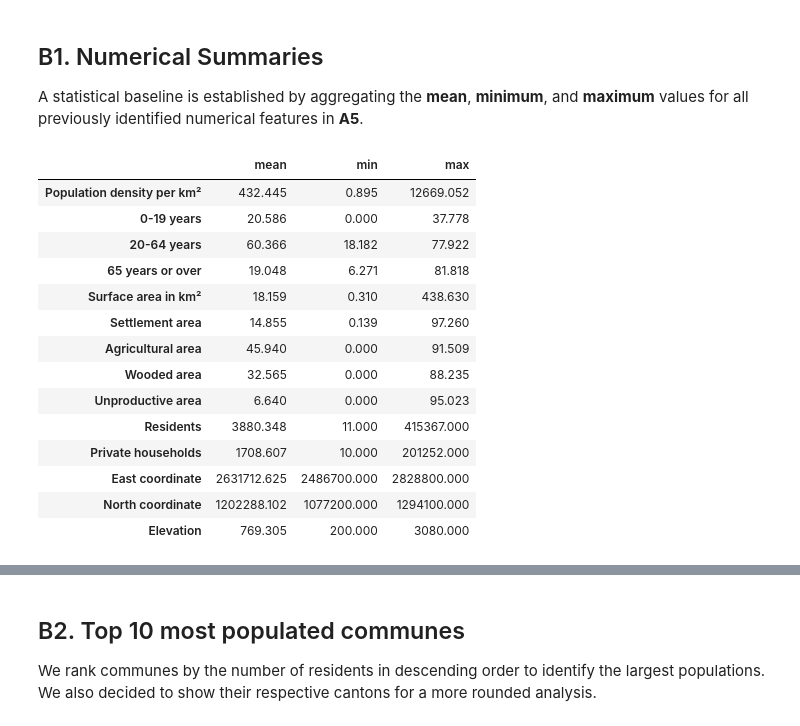
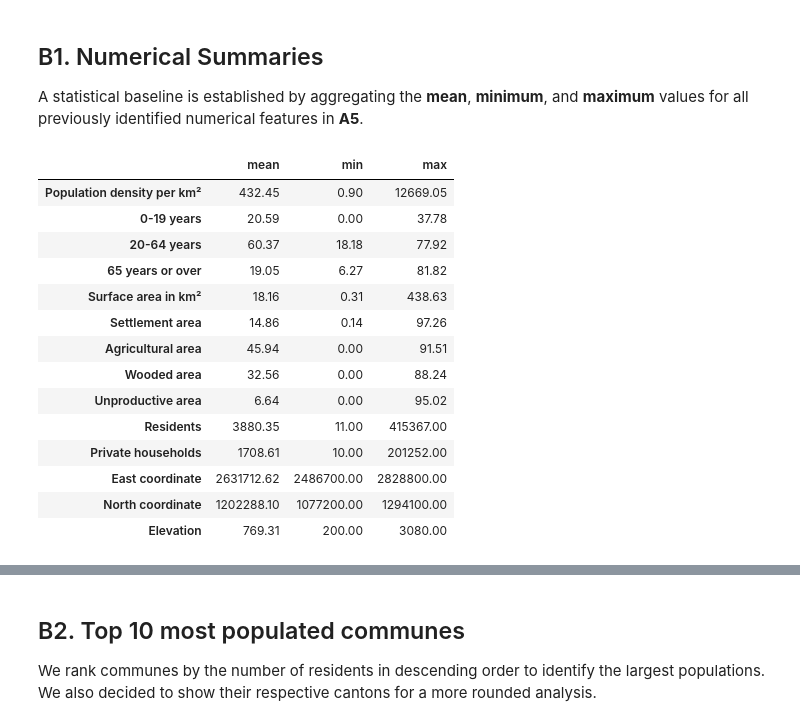
Before and after one commit to mamefatylo/EPFL_swiss_communes_project, a Jupyter notebook: communes_solution.ipynb, the cells around one changed output, grey strips where cells are left out. Drawn from its saved outputs; the diff is of its cells as text; code cells hidden in the pictures.

```diff
--- a/communes_solution.ipynb
+++ b/communes_solution.ipynb
@@ -150,0 +190,4 @@ To isolate these records, the dataset was filtered using Boolean indexing: `isna
+# %%
+# Ensure Commune column exists and strip leading/trailing spaces
+if 'Commune' in df.columns:
+    df['Commune'] = df['Commune'].str.strip()
@@ -243,4 +299,0 @@ Missing values are resolved using vectorised label-based indexing to ensure a pe
-# %%
-# Map the dictionary values to the missing entries
-for commune, updates in imputation_lookup.items():
-    df.loc[df['Commune'] == commune, list(updates.keys())] = list(updates.values())
@@ -255,0 +308,16 @@ Total missing values in dataset: 0
+# %%
+# Fill missing Canton and Language from dictionary
+for commune, values in lookup.items():
+    for col, val in values.items():
+        df.loc[df['Commune'] == commune, col] = df.loc[df['Commune'] == commune, col].fillna(val)
+
+# Verification on affected columns
+final_missing = df[['Canton', 'Language']].isna().sum()
+if final_missing.sum() == 0:
+    print("All missing values in Canton and Language have been filled.")
+else:
+    print(f"{final_missing.sum()} values still missing.")
+
+# Optional verification on full dataset
+total_missing = df.isna().sum().sum()
+print(f"Total missing values in dataset: {total_missing}")
@@ -255,0 +482,17 @@ Total missing values in dataset: 0
+# %%
+# Compute expected population density
+df['Expected_Density'] = df['Residents'] / df['Surface area in km²']
+
+# Calculate relative deviation in %
+df['Density_Deviation'] = (df['Population density per km²'] - df['Expected_Density']).abs() / df['Expected_Density'] * 100
+
+# Filter major discrepancies (>2%) and sort
+density_issues = df.loc[df['Density_Deviation'] > 2,
+                             ['Commune', 'Residents', 'Population density per km²', 'Expected_Density', 'Density_Deviation']] \
+                        .sort_values('Density_Deviation', ascending=False)
+
+# Display rounded numeric columns
+display(density_issues.style.format({col: "{:.2f}" for col in num_cols}))
+
+# Print total count
+print(f"Total rows with >2% population density discrepancy: {len(density_issues)}")
@@ -292,25 +548,25 @@ A statistical baseline is established by aggregating the  **mean**, **minimum**,
 # %%
 # Concatenate continuous and discrete column lists
 num_cols = quant_cont + quant_disc
 
 # Aggregate statistics and transpose for vertical readability
 num_summary = df[num_cols].agg(['mean', 'min', 'max']).T
 
-# Display summary rounded to three decimal places
-display(num_summary.round(3))
+# Display summary rounded to two decimal places
+display(num_summary.round(2))
 # %% [output]
 |  | mean | min | max |
-| Population density per km² | 432.445 | 0.895 | 12669.052 |
-| 0-19 years | 20.586 | 0.000 | 37.778 |
-| 20-64 years | 60.366 | 18.182 | 77.922 |
-| 65 years or over | 19.048 | 6.271 | 81.818 |
-| Surface area in km² | 18.159 | 0.310 | 438.630 |
-| Settlement area | 14.855 | 0.139 | 97.260 |
-| Agricultural area | 45.940 | 0.000 | 91.509 |
-| Wooded area | 32.565 | 0.000 | 88.235 |
-| Unproductive area | 6.640 | 0.000 | 95.023 |
-| Residents | 3880.348 | 11.000 | 415367.000 |
-| Private households | 1708.607 | 10.000 | 201252.000 |
-| East coordinate | 2631712.625 | 2486700.000 | 2828800.000 |
-| North coordinate | 1202288.102 | 1077200.000 | 1294100.000 |
-| Elevation | 769.305 | 200.000 | 3080.000 |
+| Population density per km² | 432.45 | 0.90 | 12669.05 |
+| 0-19 years | 20.59 | 0.00 | 37.78 |
+| 20-64 years | 60.37 | 18.18 | 77.92 |
+| 65 years or over | 19.05 | 6.27 | 81.82 |
+| Surface area in km² | 18.16 | 0.31 | 438.63 |
+| Settlement area | 14.86 | 0.14 | 97.26 |
+| Agricultural area | 45.94 | 0.00 | 91.51 |
+| Wooded area | 32.56 | 0.00 | 88.24 |
+| Unproductive area | 6.64 | 0.00 | 95.02 |
+| Residents | 3880.35 | 11.00 | 415367.00 |
+| Private households | 1708.61 | 10.00 | 201252.00 |
+| East coordinate | 2631712.62 | 2486700.00 | 2828800.00 |
+| North coordinate | 1202288.10 | 1077200.00 | 1294100.00 |
+| Elevation | 769.31 | 200.00 | 3080.00 |
```
Also changed, not shown: parts of 68 cells of this notebook.
